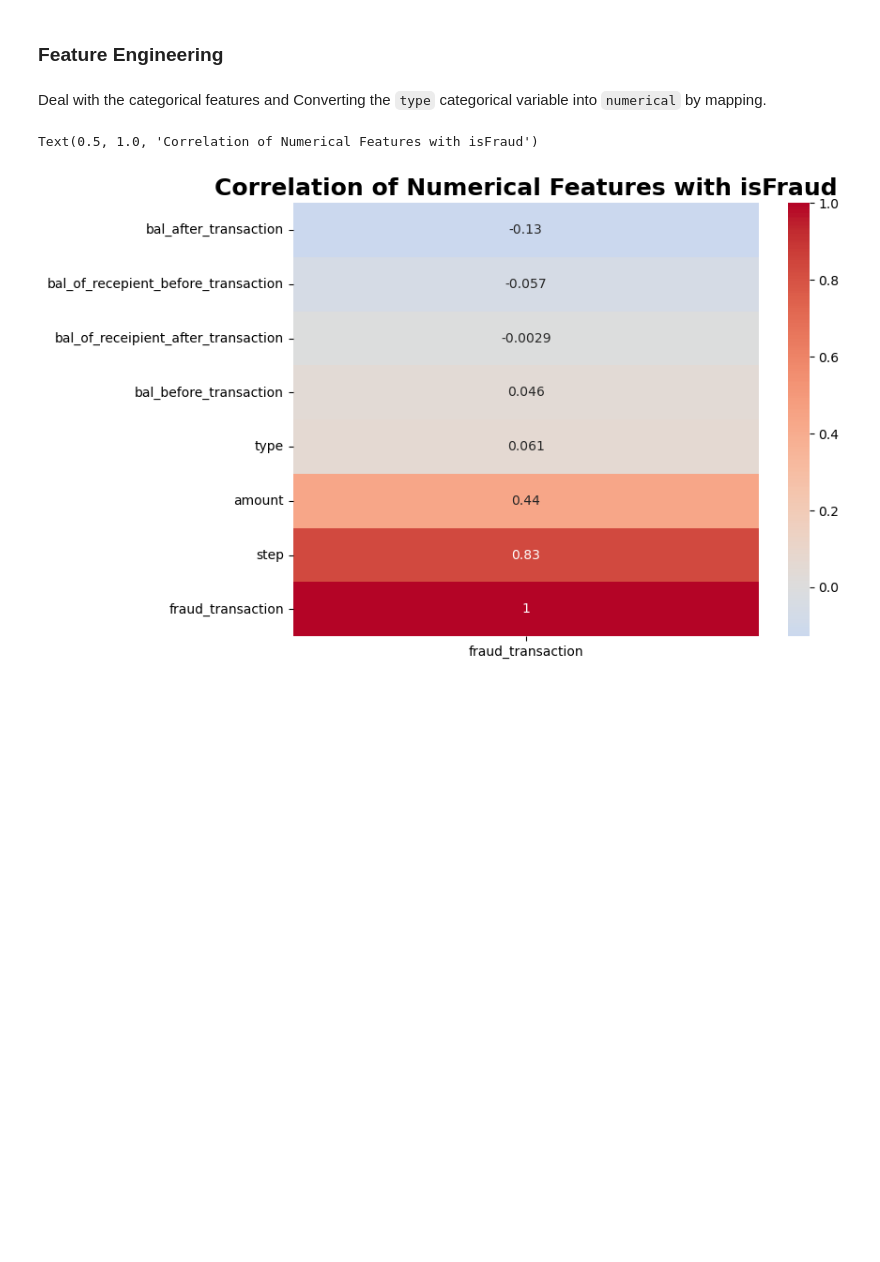
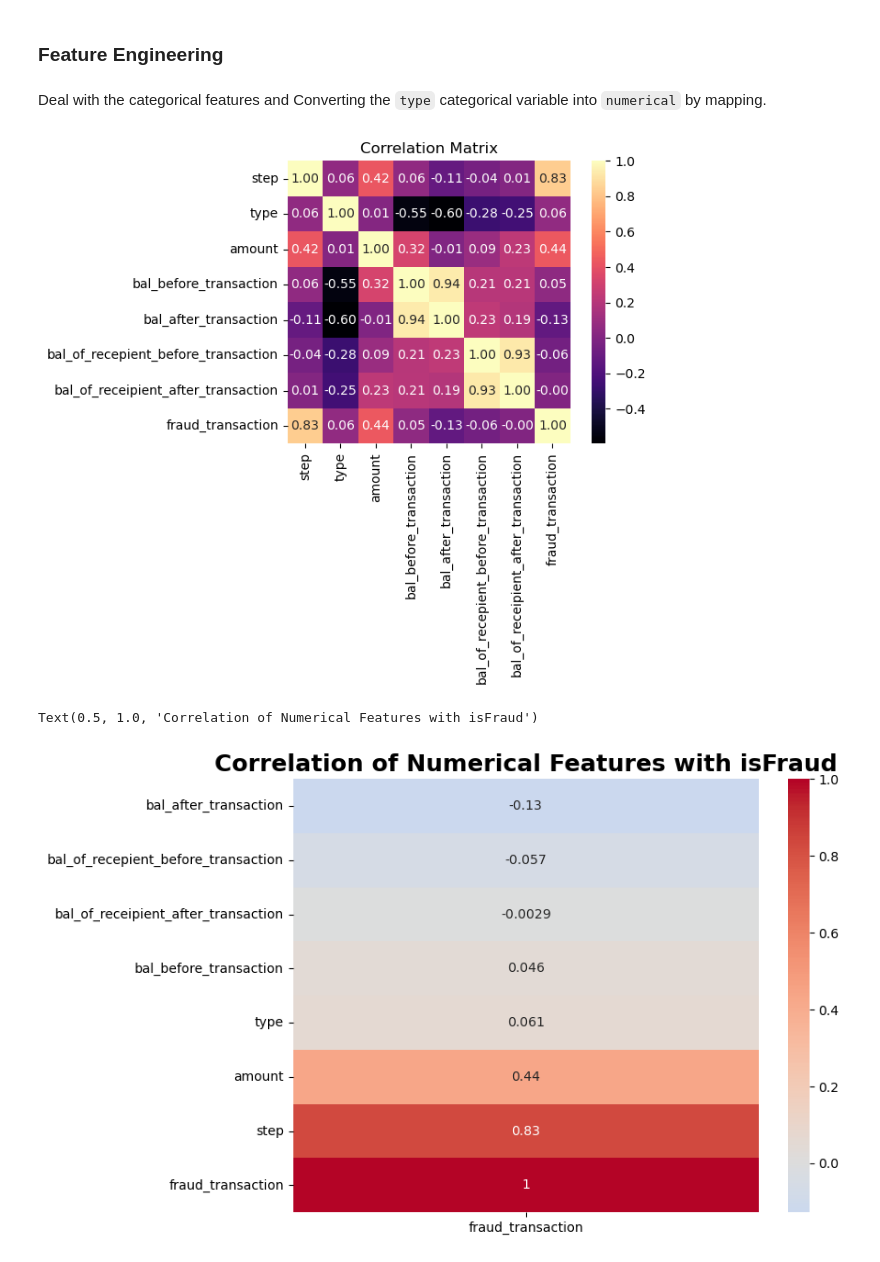
Before and after one commit to Kalpesh-Tarsariya/Fraud-Detections, a Jupyter notebook: Fraud Detection.ipynb, the cells around one changed output. Saved outputs shown, nothing was run; the diff lists cells and outputs as text; code cells hidden in the pictures; blank space fills up the shorter version.

```diff
--- a/Fraud Detection.ipynb
+++ b/Fraud Detection.ipynb
@@ -316,6 +316,15 @@ for feature in categorical_features:
 # %%
 # Drop unnecessery feaure.
 data = data.drop(['customer_starting_transaction','recipient_of_transaction','fraud_transaction_label'],axis=1)
+# %%
+# Correlation matrix for feature understanig and identify relavent feature
+correlation_matrix = data.corr()
+plt.figure(figsize=(6, 4))
+sns.heatmap(correlation_matrix, annot=True, fmt=".2f", cmap='magma', square=True, cbar=True)
+plt.title('Correlation Matrix')
+plt.show()
+# %% [output]
+[figure, added]
 # %%
 # Correlation of numerical features with fetal_health
 correlation_matrix = data.corr()['fraud_transaction']
```
Also changed, not shown: 2 other files.
